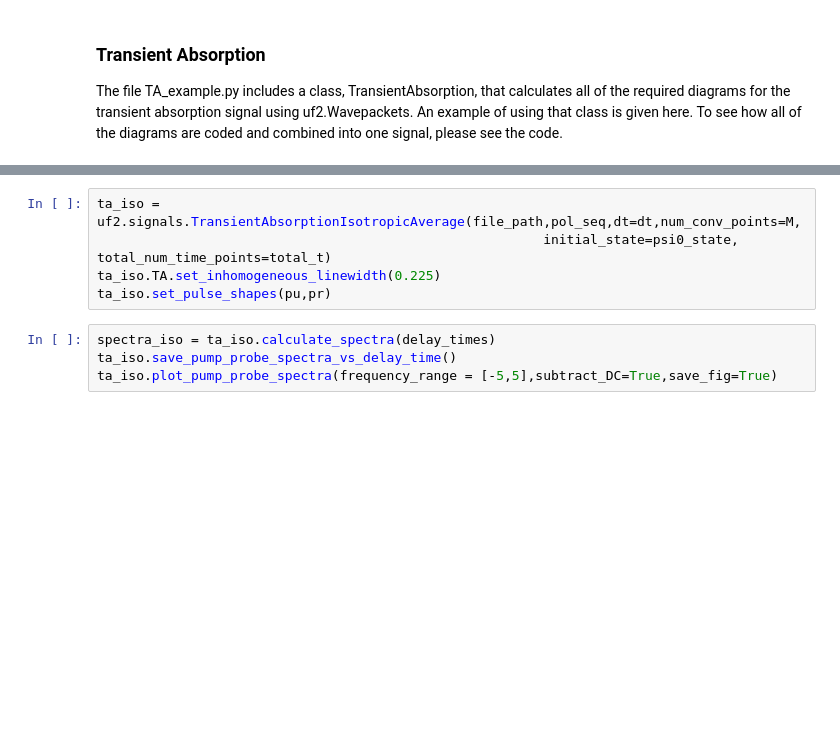
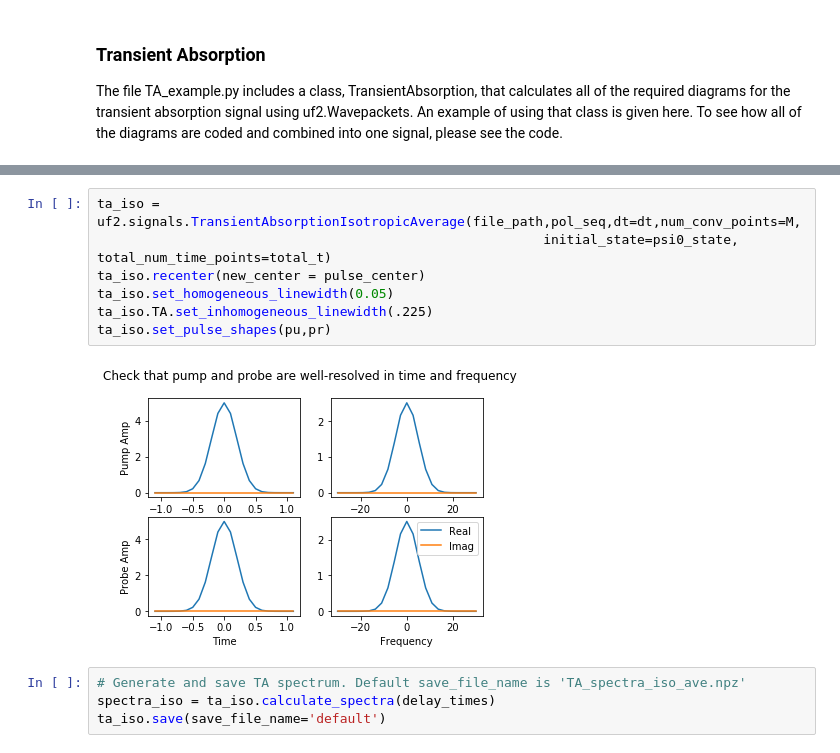
Before and after one commit to peterarose/ultrafastultrafast, a Jupyter notebook: UF2_Colab.ipynb, the cells around one changed output, grey strips where cells are left out. Drawn from its saved outputs; the diff is of its cells as text; blank space fills up the shorter version.

```diff
--- a/UF2_Colab.ipynb
+++ b/UF2_Colab.ipynb
@@ -271,9 +312,13 @@ ta.plot_pump_probe_spectra(frequency_range = [-5,5],subtract_DC=True,save_fig=Tr
 # %%
 ta_iso = uf2.signals.TransientAbsorptionIsotropicAverage(file_path,pol_seq,dt=dt,num_conv_points=M,
                                                          initial_state=psi0_state, total_num_time_points=total_t)
-ta_iso.TA.set_inhomogeneous_linewidth(0.225)
+ta_iso.recenter(new_center = pulse_center)
+ta_iso.set_homogeneous_linewidth(0.05)
+ta_iso.TA.set_inhomogeneous_linewidth(.225)
 ta_iso.set_pulse_shapes(pu,pr)
+# %% [output]
+[figure, added]
-# %%
-spectra_iso = ta_iso.calculate_spectra(delay_times)
-ta_iso.save_pump_probe_spectra_vs_delay_time()
-ta_iso.plot_pump_probe_spectra(frequency_range = [-5,5],subtract_DC=True,save_fig=True)
+# %%
+# Generate and save TA spectrum. Default save_file_name is 'TA_spectra_iso_ave.npz'
+spectra_iso = ta_iso.calculate_spectra(delay_times)
+ta_iso.save(save_file_name='default')
```
Also changed, not shown: parts of 14 cells of this notebook, 2 other files.
